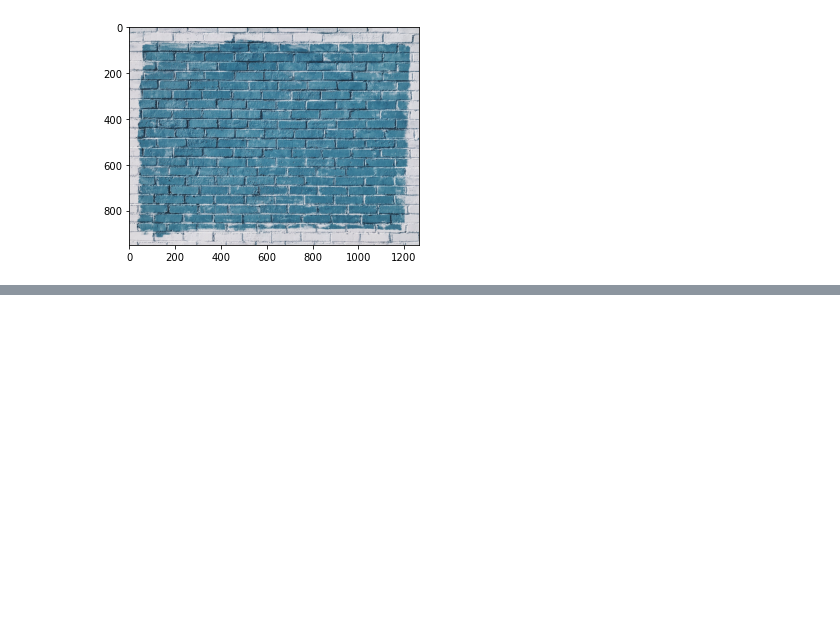
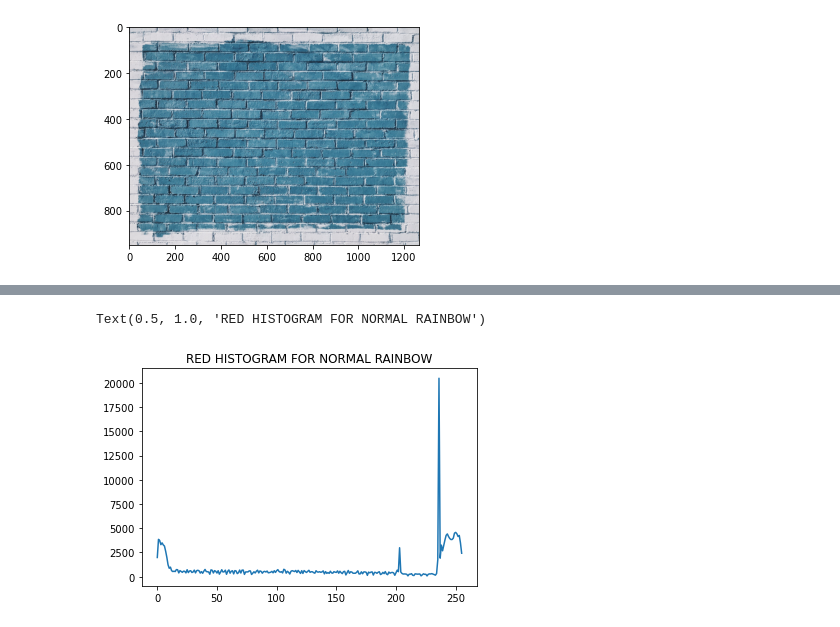
Before and after one commit to tarun-29/ComputerVision-DeepLearning, a Jupyter notebook: Image Processing/Histogram.ipynb, the cells around one changed output, grey strips where cells are left out. Cells and saved outputs as stored; diff of their text form; code cells hidden in the pictures; blank space fills up the shorter version.

```diff
--- a/Image Processing/Histogram.ipynb
+++ b/Image Processing/Histogram.ipynb
@@ -57,0 +91,6 @@ plt.imshow(show_bricks)
+# %%
+plt.plot(hist_values_red)
+plt.title('RED HISTOGRAM FOR NORMAL RAINBOW')
+# %% [output]
+Text(0.5, 1.0, 'RED HISTOGRAM FOR NORMAL RAINBOW')
+[figure, added]
```
Also changed, not shown: parts of 8 cells of this notebook.
